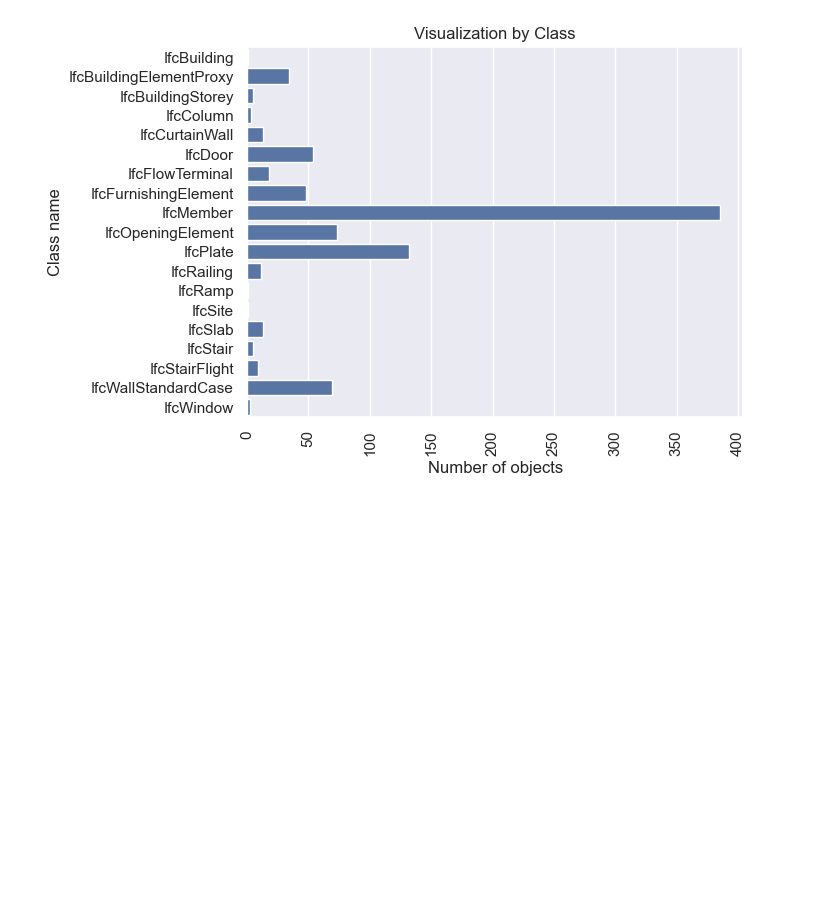
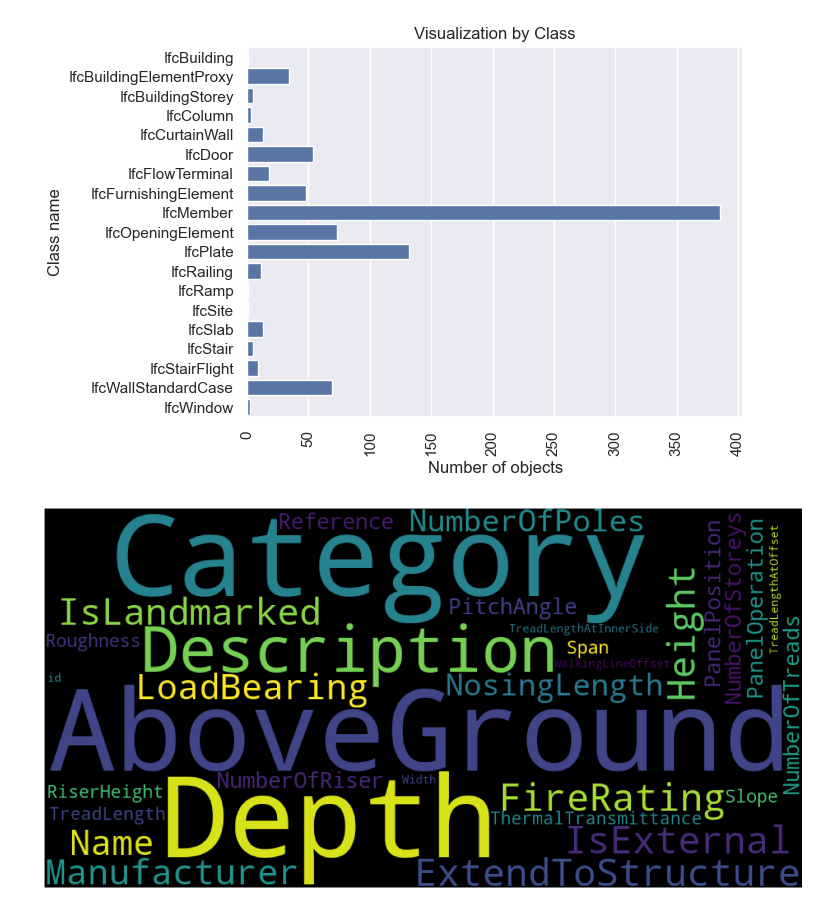
Before and after one commit to chuongmep/Ifc-to-excel, a Jupyter notebook: IFC_To_Excel.ipynb, the cells around one changed output. Cells and saved outputs as stored; diff of their text form; code cells hidden in the pictures; blank space fills up the shorter version.

Commit message:
word

```diff
--- a/IFC_To_Excel.ipynb
+++ b/IFC_To_Excel.ipynb
@@ -132,3 +132,22 @@ plt.title("Visualization by Class")
 plt.show()
 # %% [output]
 [figure]
+# %%
+from wordcloud import WordCloud
+import matplotlib.pyplot as plt
+import seaborn as sns
+sns.set_theme(style="darkgrid")
+all_properties = []
+for key in df.keys():
+    all_properties.extend(df[key].columns)
+all_properties = list(set(all_properties))
+all_properties.sort()
+# create word cloud
+wordcloud = WordCloud(width = 1000, height = 500).generate(' '.join(all_properties))
+# plot the WordCloud image
+plt.figure(figsize=(15,8))
+plt.imshow(wordcloud)
+plt.axis("off")
+plt.show()
+# %% [output]
+[figure, added]
```
Also changed, not shown: 1 other file.
